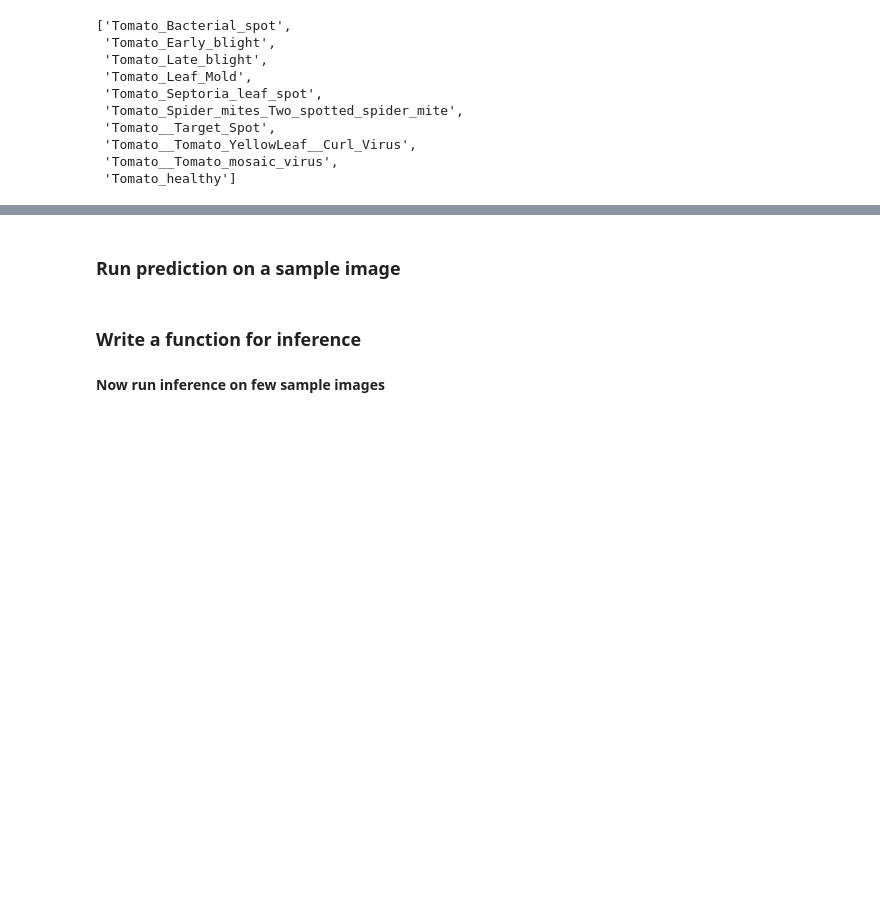
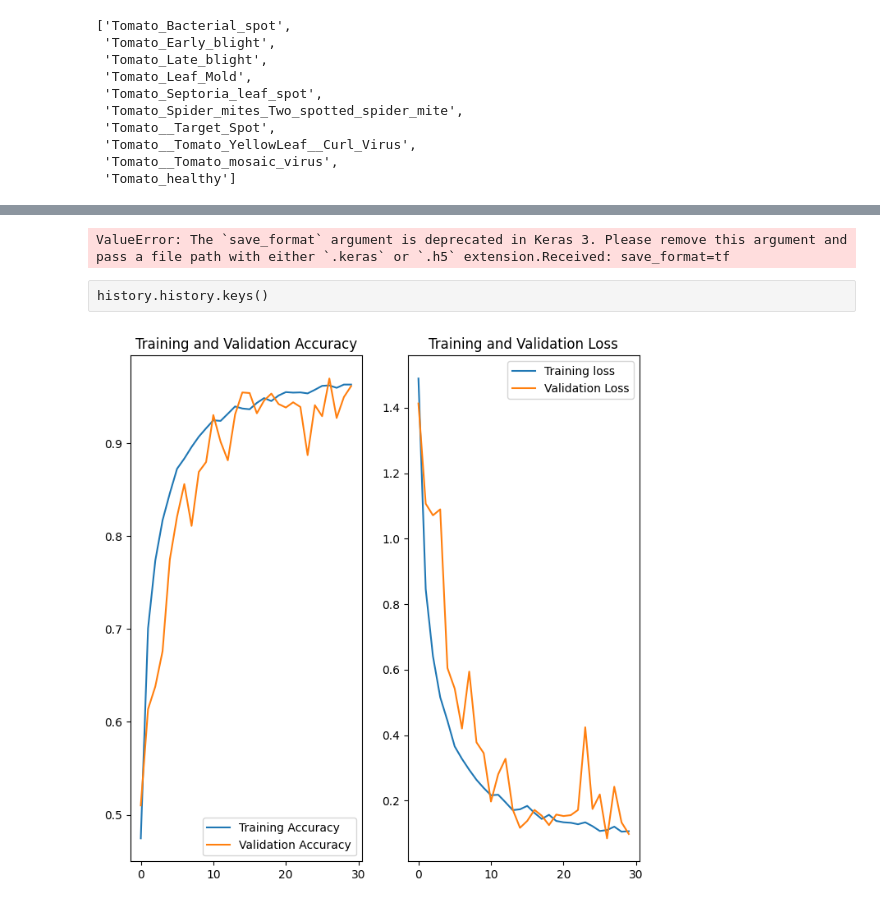
Before and after one commit to Anshu1912/python-semester-6-project, a Jupyter notebook: training.ipynb, the cells around one changed output, grey strips where cells are left out. Drawn from its saved outputs; the diff is of its cells as text; code cells hidden in the pictures; blank space fills up the shorter version.

```diff
--- a/training.ipynb
+++ b/training.ipynb
@@ -125,4 +146,4 @@ len(val_ds)
 # %%
-test_ds = test_ds.skip(50)
+test_ds = test_ds.skip(6)
 len(test_ds)
 # %% [output]
@@ -176,5 +207,5 @@ You might be thinking why do we need to resize (256,256) image to again (256,256
 # %%
-resize_and_rescale= tf.keras.Sequential([
-    tf.keras.layers.Resizing(IMAGE_SIZE,IMAGE_SIZE),
-    tf.keras.layers.Rescaling(1.0/255)
+resize_and_rescale = tf.keras.Sequential([
+    layers.Resizing(IMAGE_SIZE,IMAGE_SIZE),
+    layers.Rescaling(1.0/255)
 ])
@@ -191,4 +216,0 @@ data_augmentation = tf.keras.Sequential([
-# %%
-train_ds = train_ds.map(
-    lambda x, y: (data_augmentation(x, training=True), y)
-).prefetch(buffer_size=tf.data.AUTOTUNE)
@@ -269,11 +270,11 @@ model.compile(
     metrics=['accuracy']
 )
 # %%
-history = model.fit(
-    train_ds,
-    batch_size=BATCH_SIZE,
-    validation_data=val_ds,
-    verbose=1,
-    epochs=50,
+history=model.fit(
+train_ds,
+batch_size = BATCH_SIZE,
+validation_data = val_ds,
+verbose = 1,
+epochs = EPOCHS
 )
 # %% [output]
@@ -310,0 +304,4 @@ history.history['loss'][:5] # show loss for first 5 epochs
+# %%
+model.save("/kaggle/working/saved_model_tf", save_format='tf')
+# %% [output]
+ValueError: The `save_format` argument is deprecated in Keras 3. Please remove this argument and pass a file path with either `.keras` or `.h5` extension.Received: save_format=tf
@@ -311,3 +310,5 @@ history.history['loss'][:5] # show loss for first 5 epochs
+# %% [raw]
+history.history.keys()
 # %%
 acc = history.history['accuracy']
 val_acc = history.history['val_accuracy']
@@ -315,20 +316,20 @@ val_acc = history.history['val_accuracy']
 loss = history.history['loss']
 val_loss = history.history['val_loss']
 # %%
-plt.figure(figsize=(8, 8))
-plt.subplot(1, 2, 1)
-plt.plot(range(EPOCHS), acc, label='Training Accuracy')
-plt.plot(range(EPOCHS), val_acc, label='Validation Accuracy')
-plt.legend(loc='lower right')
+plt.figure(figsize=(8,8))
+plt.subplot(1,2,1)
+plt.plot(range(EPOCHS),acc,label = 'Training Accuracy')
+plt.plot(range(EPOCHS),val_acc,label = 'Validation Accuracy')
+plt.legend(loc = 'lower right')
 plt.title('Training and Validation Accuracy')
 
-plt.subplot(1, 2, 2)
-plt.plot(range(EPOCHS), loss, label='Training Loss')
-plt.plot(range(EPOCHS), val_loss, label='Validation Loss')
-plt.legend(loc='upper right')
+plt.subplot(1,2,2)
+plt.plot(range(EPOCHS),loss,label = 'Training loss')
+plt.plot(range(EPOCHS),val_loss,label = 'Validation Loss')
+plt.legend(loc = 'upper right')
 plt.title('Training and Validation Loss')
 plt.show()
+# %% [output]
+[figure, added]
-# %% [markdown]
-### Run prediction on a sample image
 # %%
 import numpy as np
@@ -346,3 +346 @@ for images_batch, labels_batch in test_ds.take(1):
-# %% [markdown]
-### Write a function for inference
 # %%
@@ -358,3 +356 @@ def predict(model, img):
-# %% [markdown]
-**Now run inference on few sample images**
 # %%
```
Also changed, not shown: parts of 76 cells of this notebook, 1 other file.
